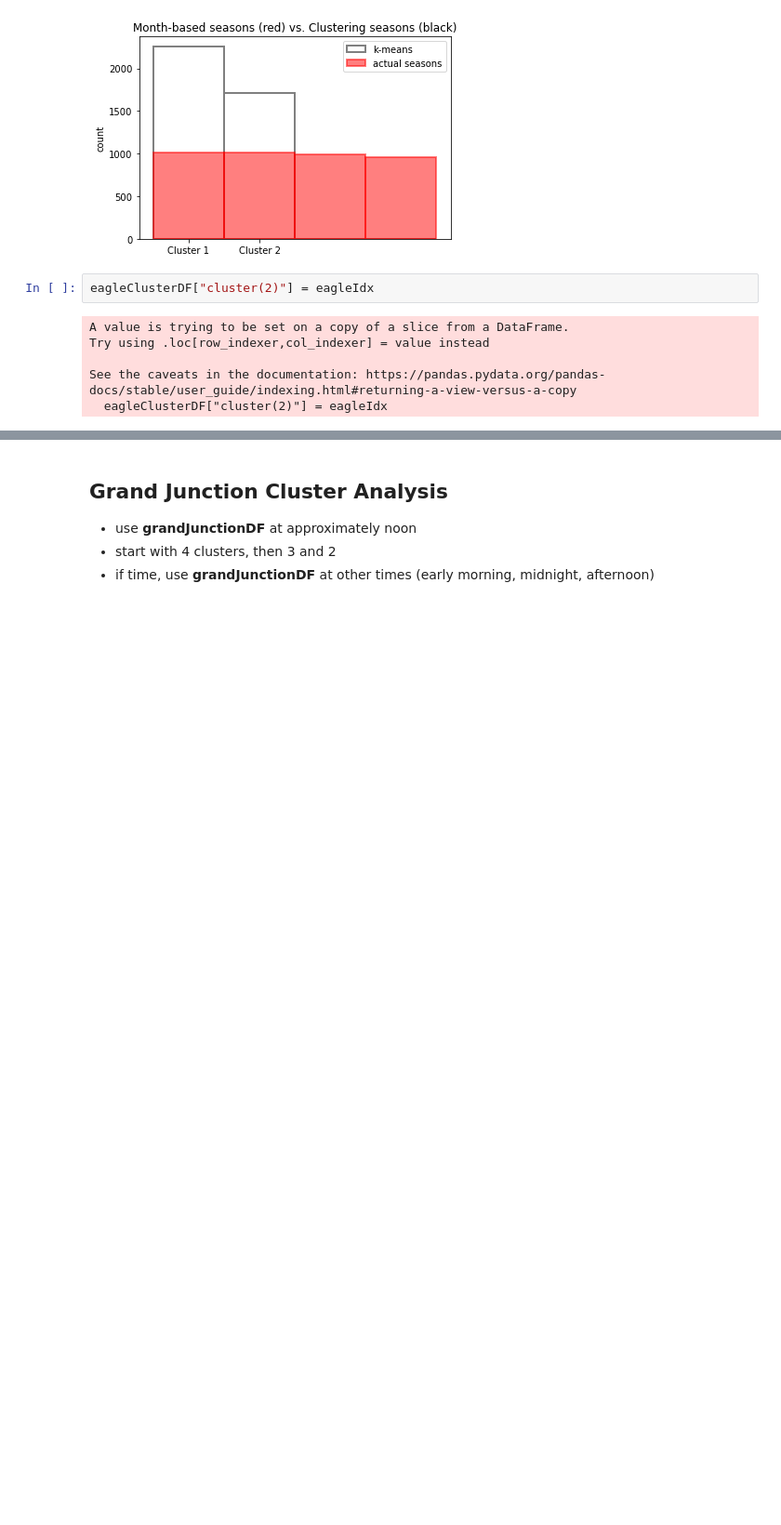
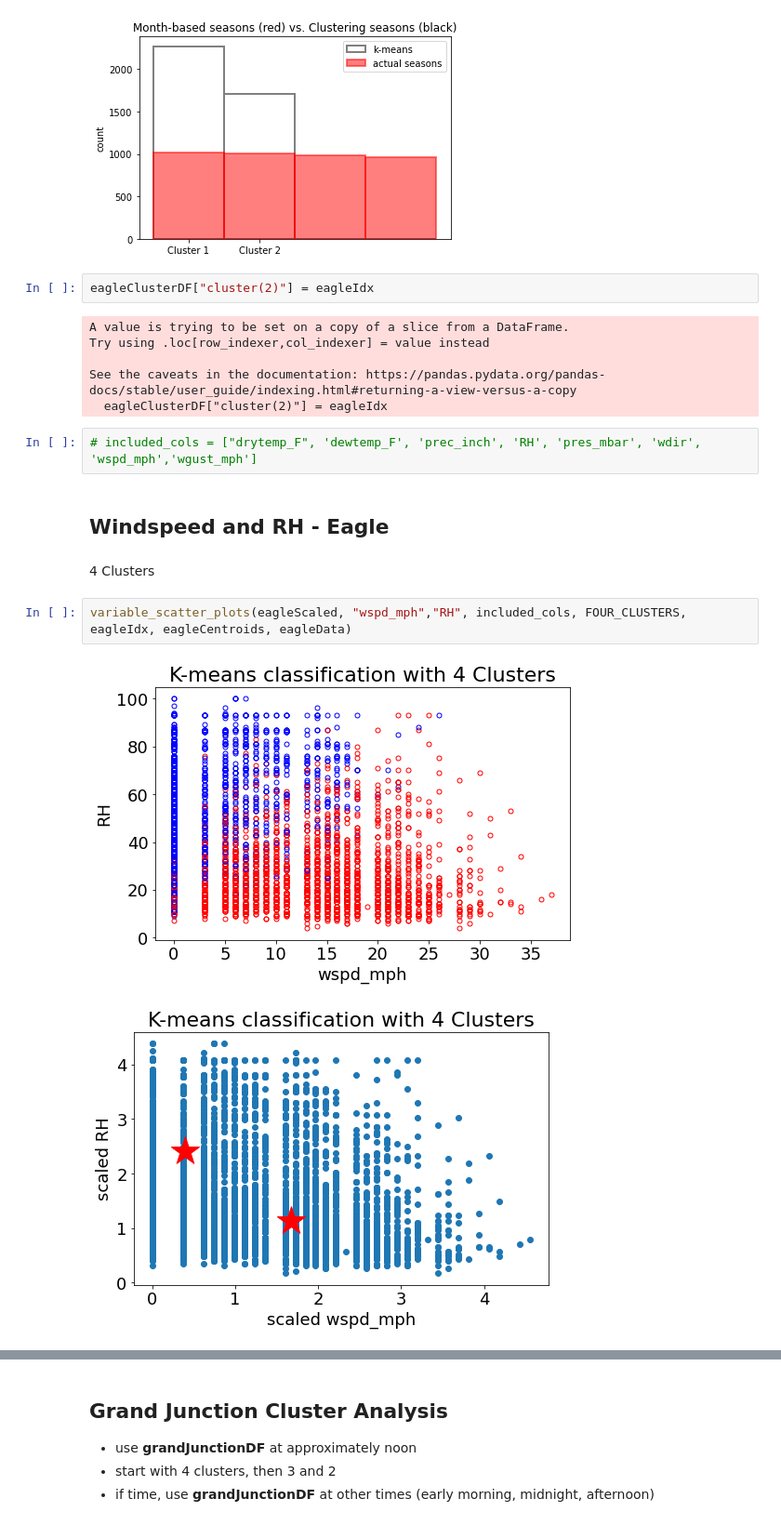
Before and after one commit to alri6419/ATOC4500-Data-Science-Lab, a Jupyter notebook: Project.ipynb, the cells around one changed output, grey strips where cells are left out. Shown at 93% size. Drawn from its saved outputs; the diff is of its cells as text; blank space fills up the shorter version.

```diff
--- a/Project.ipynb
+++ b/Project.ipynb
@@ -469,3 +428,14 @@ Try using .loc[row_indexer,col_indexer] = value instead
 
 See the caveats in the documentation: https://pandas.pydata.org/pandas-docs/stable/user_guide/indexing.html#returning-a-view-versus-a-copy
   eagleClusterDF["cluster(2)"] = eagleIdx
+# %%
+# included_cols = ["drytemp_F", 'dewtemp_F', 'prec_inch', 'RH', 'pres_mbar', 'wdir', 'wspd_mph','wgust_mph']
+# %% [markdown]
+## Windspeed and RH - Eagle
+# %% [markdown]
+4 Clusters
+# %%
+variable_scatter_plots(eagleScaled, "wspd_mph","RH", included_cols, FOUR_CLUSTERS, eagleIdx, eagleCentroids, eagleData)
+# %% [output]
+[figure, added]
+[figure, added]
```
Also changed, not shown: parts of 54 cells of this notebook.
